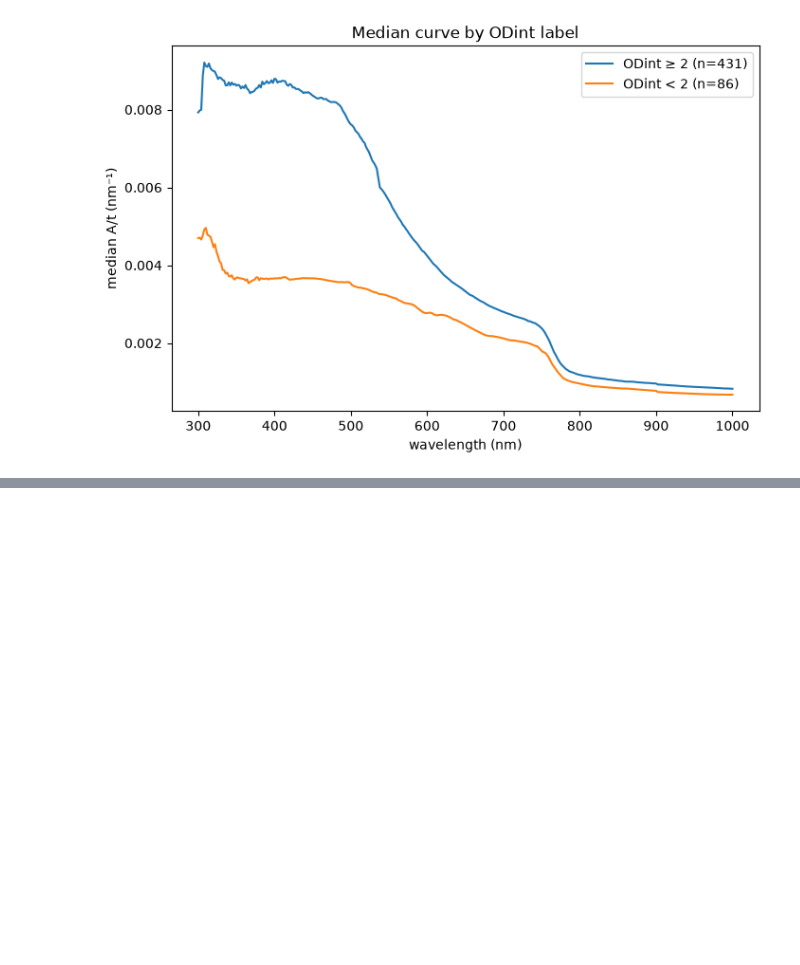
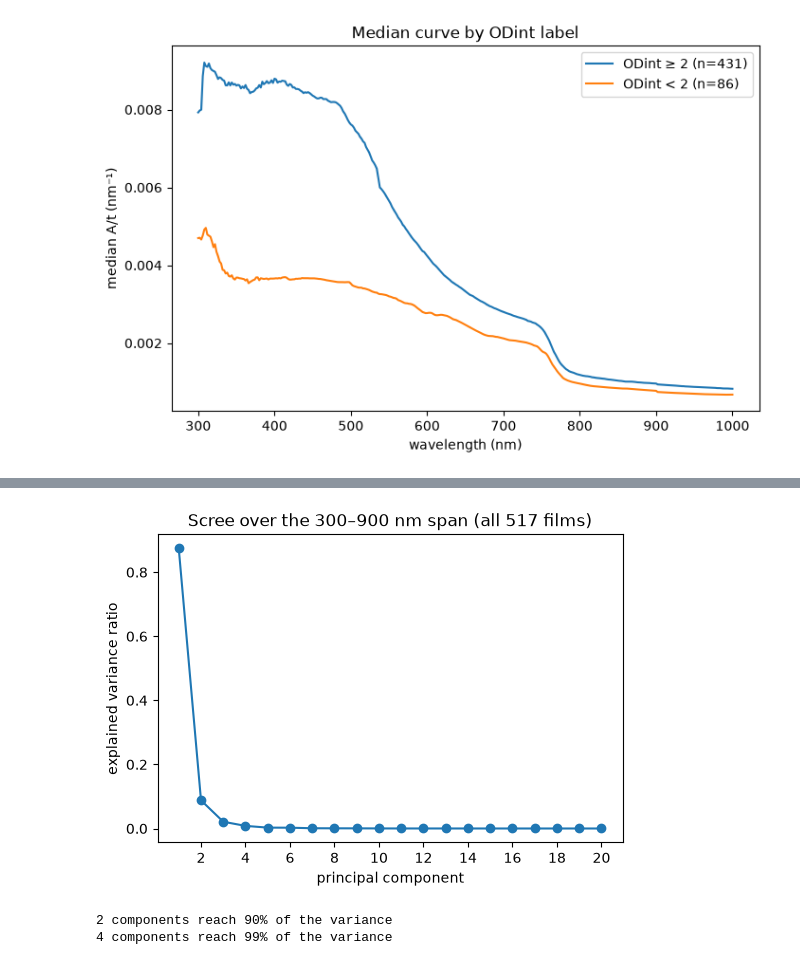
Before and after one commit to saad440/absynth, a Jupyter notebook: notebooks/audit.ipynb, the cells around one changed output, grey strips where cells are left out. Cells and saved outputs as stored; diff of their text form; code cells hidden in the pictures; blank space fills up the shorter version.

```diff
--- a/notebooks/audit.ipynb
+++ b/notebooks/audit.ipynb
@@ -260,0 +274,20 @@ plt.show()
+# %%
+complete = values[:, wavelengths <= 900]  # all 517 films are complete here
+ratios = pca_explained_variance(complete)
+
+plt.figure(figsize=(6, 4))
+plt.plot(np.arange(1, 21), ratios[:20], marker="o")
+plt.xlabel("principal component")
+plt.ylabel("explained variance ratio")
+plt.title("Scree over the 300–900 nm span (all 517 films)")
+plt.gca().xaxis.set_major_locator(mticker.MultipleLocator(2))
+plt.show()
+
+cumulative = np.cumsum(ratios)
+for level in (0.90, 0.99):
+    components = int(np.searchsorted(cumulative, level)) + 1
+    print(f"{components} components reach {level:.0%} of the variance")
+# %% [output]
+[figure, added]
+2 components reach 90% of the variance
+4 components reach 99% of the variance
```
Also changed, not shown: parts of 7 cells of this notebook, 4 other files.
